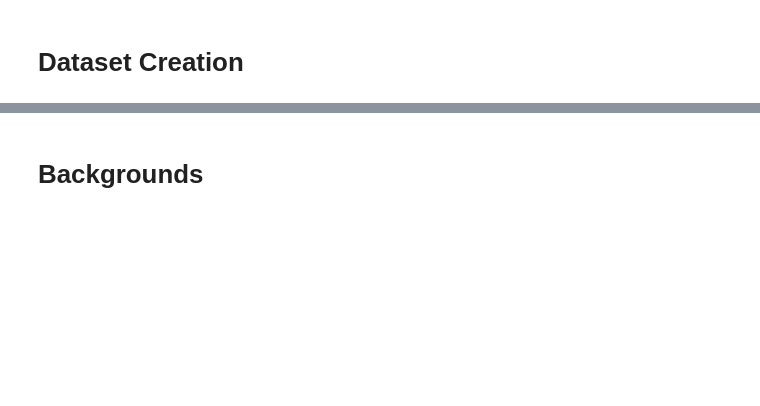
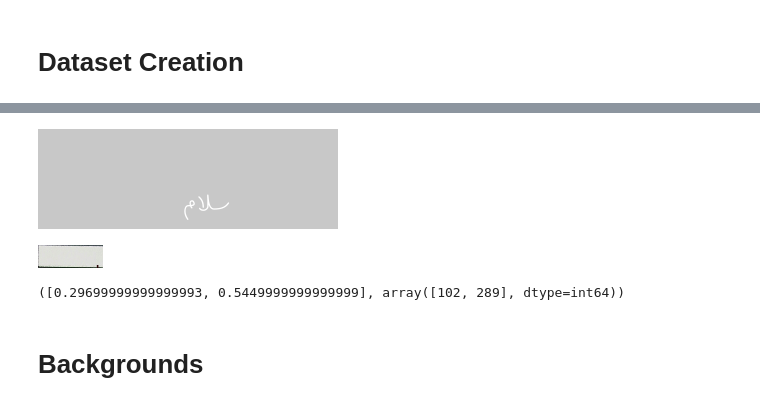
Before and after one commit to 4-geeks/Persian-OCR, a Jupyter notebook: DataTools/Data_Generation/Word Generation.ipynb, the cells around one changed output, grey strips where cells are left out. Cells and saved outputs as stored; diff of their text form; code cells hidden in the pictures; blank space fills up the shorter version.

```diff
--- a/DataTools/Data_Generation/Word Generation.ipynb
+++ b/DataTools/Data_Generation/Word Generation.ipynb
@@ -70,7 +117,7 @@ if 'ipykernel' in sys.modules:
 else:
     from qtdm import tqdm
 # %%
-def create_word(word, font_name, offsets = (0,0) , bg = None ,shift = True ,size = 60, color = None , bg_size = (100,300), bg_color = (200)):
+def create_word(word, font_name ,O_old = (0,0), offsets = (0,0) ,for_size_detection = False , bg = None ,shift = True ,size = 60, color = None , bg_size = (100,300), bg_color = (200)):
     if bg is None:
         bg_size = np.array(bg_size).astype(int)
         background = np.ones((*bg_size,3) , dtype = 'uint8') * bg_color
@@ -85,17 +132,22 @@ def create_word(word, font_name, offsets = (0,0) , bg = None ,shift = True ,size
     font = ImageFont.truetype(font_name, size=size)
     reshaped_text = arabic_reshaper.reshape(word)
     bidi_text = get_display(reshaped_text)
-    o_x_offset, o_y_offset = offsets
+#     o_x_offset, o_y_offset = offsets
 #     print(background.size)
 #     print(o_x_offset,o_y_offset)
-    o_x_offset = -int(o_x_offset * background.size[0])
-    o_y_offset = -int(o_y_offset * background.size[1])
+#     o_x_offset = -int(o_x_offset * background.size[0])
+#     o_y_offset = -int(o_y_offset * background.size[1])
 #     print(o_x_offset,o_y_offset)
-    x, y = background.size[0]//2 + o_x_offset ,background.size[1]//2 + o_y_offset
+#     x, y = background.size[0]//2 + o_x_offset ,background.size[1]//2 + o_y_offset
+    if not for_size_detection:
+        O_old = np.array(O_old)
+        x, y = np.array(background.size) // 2 - O_old
+    else:
+        x,y = 0,0
     if shift:
         x = x + int(np.random.randint(low = -background.size[0]//30, high = background.size[0]//30, size = 1))
         y = y + int(np.random.randint(low = -background.size[1]//30, high = background.size[1]//30, size = 1))
-    draw.text((x, y), bidi_text, fill=color, font=font, anchor = 'mm')
+    draw.text((x, y), bidi_text, fill=color, font=font)
     return background
 # %%
 def get_all_fonts(fonts_dir):
@@ -117,8 +169,13 @@ def get_all_words(corpuses_dir):
     corpus_names = glob(os.path.join(corpuses_dir , '*txt'))
     print(f'There are {len(corpus_names)} text files in the corpus')
     for txt_file in corpus_names:
-        file = open(txt_file)
-        lines = file.read()
+        try:
+            file = open(txt_file, encoding="utf8")
+            lines = file.read()
+        except:
+            file = open(txt_file)
+            lines = file.read()
+
         all_words.extend(lines.split('\n'))
 #     print(f'Found {len(all_words)} words in the dataset.')
     all_words = list(filter(lambda x:len(x), all_words))
@@ -253,16 +315,24 @@ def img_to_bbx(img):
 # %%
-create_word(word, font_name = all_fonts[0], size = size, color = (255,255,255)
+create_word(all_words[0] , font_name = all_fonts[0], size = 50, color = (255,255,255))
+# %% [output]
+[figure, added]
 # %%
 i = 1
 f = 1
 b = 0
-size = 100
+size = 20
 offsets, sizes = get_rect_size_for_word(all_words[i], all_fonts[f], size = size)
 bg = all_bgs[b].copy()
 bg = resize_bg(bg, sizes)
 # print(sizes)
 img = create_word(all_words[i],shift = True, offsets=offsets, font_name= all_fonts[f] ,bg = bg, size= int(size//1.0))
 img
+# %% [output]
+[figure, added]
+# %%
+get_rect_size_for_word(all_words[i], all_fonts[f], size = size)
+# %% [output]
+([0.29699999999999993, 0.5449999999999999], array([102, 289], dtype=int64))
 # %% [markdown]
 # Backgrounds
 # %%
```
Also changed, not shown: parts of 8 cells of this notebook, 2 other files.
